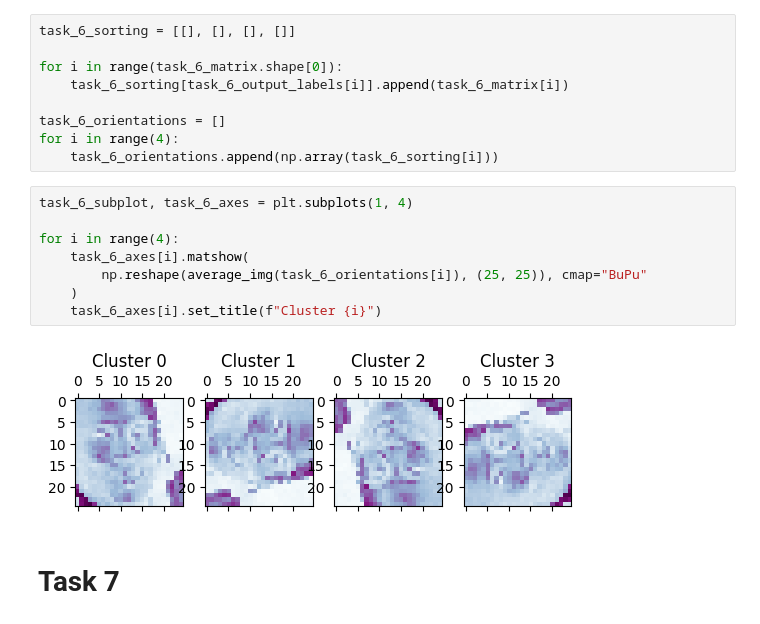
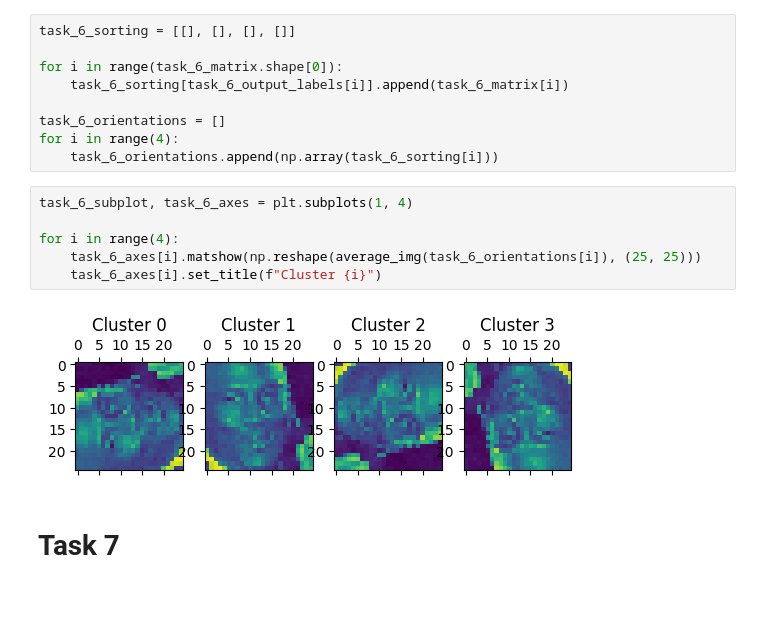
Before and after one commit to jtpotato/simc-2024, a Jupyter notebook: challenge_john_monash.ipynb, the cells around one changed output. Drawn from its saved outputs; the diff is of its cells as text.

```diff
--- a/challenge_john_monash.ipynb
+++ b/challenge_john_monash.ipynb
@@ -275,13 +275,11 @@ for i in range(4):
 # %%
 task_6_subplot, task_6_axes = plt.subplots(1, 4)
 
 for i in range(4):
-    task_6_axes[i].matshow(
-        np.reshape(average_img(task_6_orientations[i]), (25, 25)), cmap="BuPu"
-    )
+    task_6_axes[i].matshow(np.reshape(average_img(task_6_orientations[i]), (25, 25)))
     task_6_axes[i].set_title(f"Cluster {i}")
 # %% [output]
-[figure, old version]
+[figure, new version]
 # %% [markdown]
 # Task 7
 # %%
```
Also changed, not shown: parts of 12 cells of this notebook.
